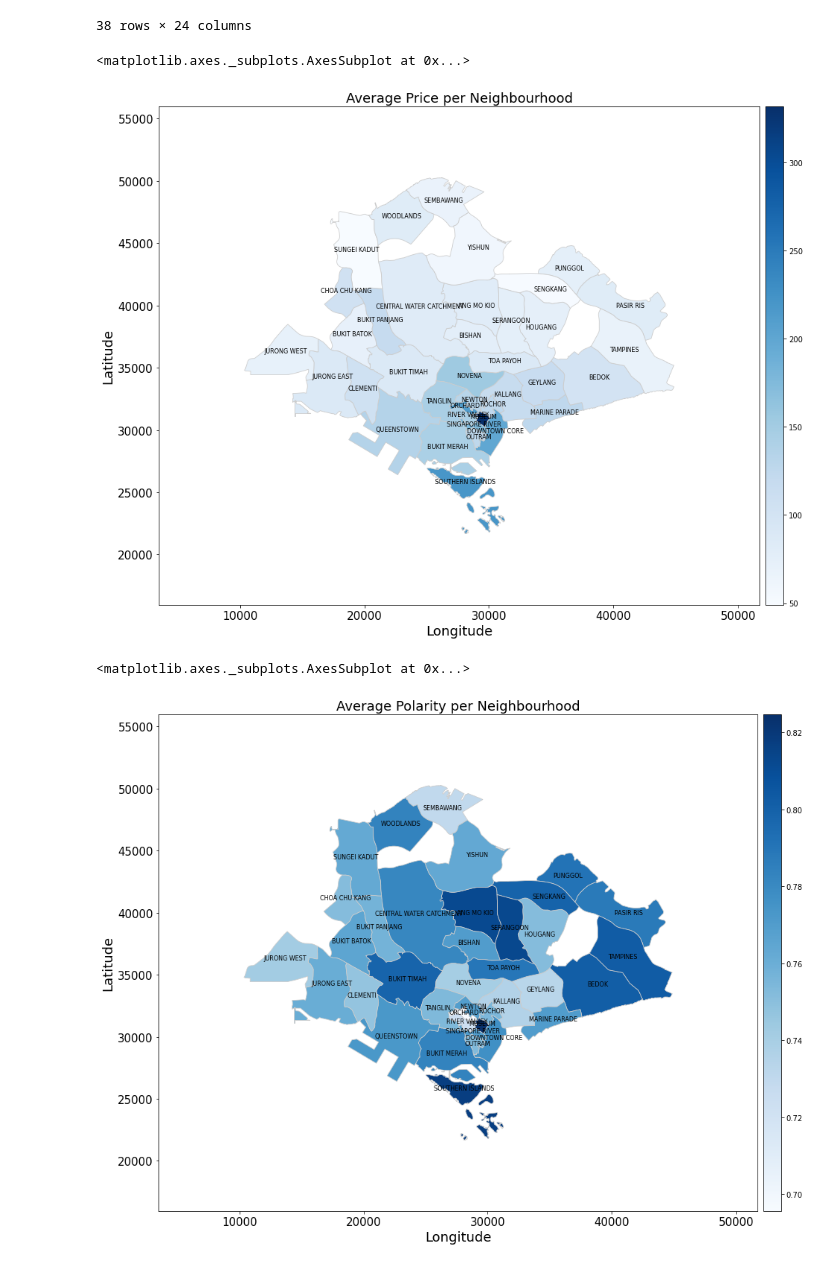
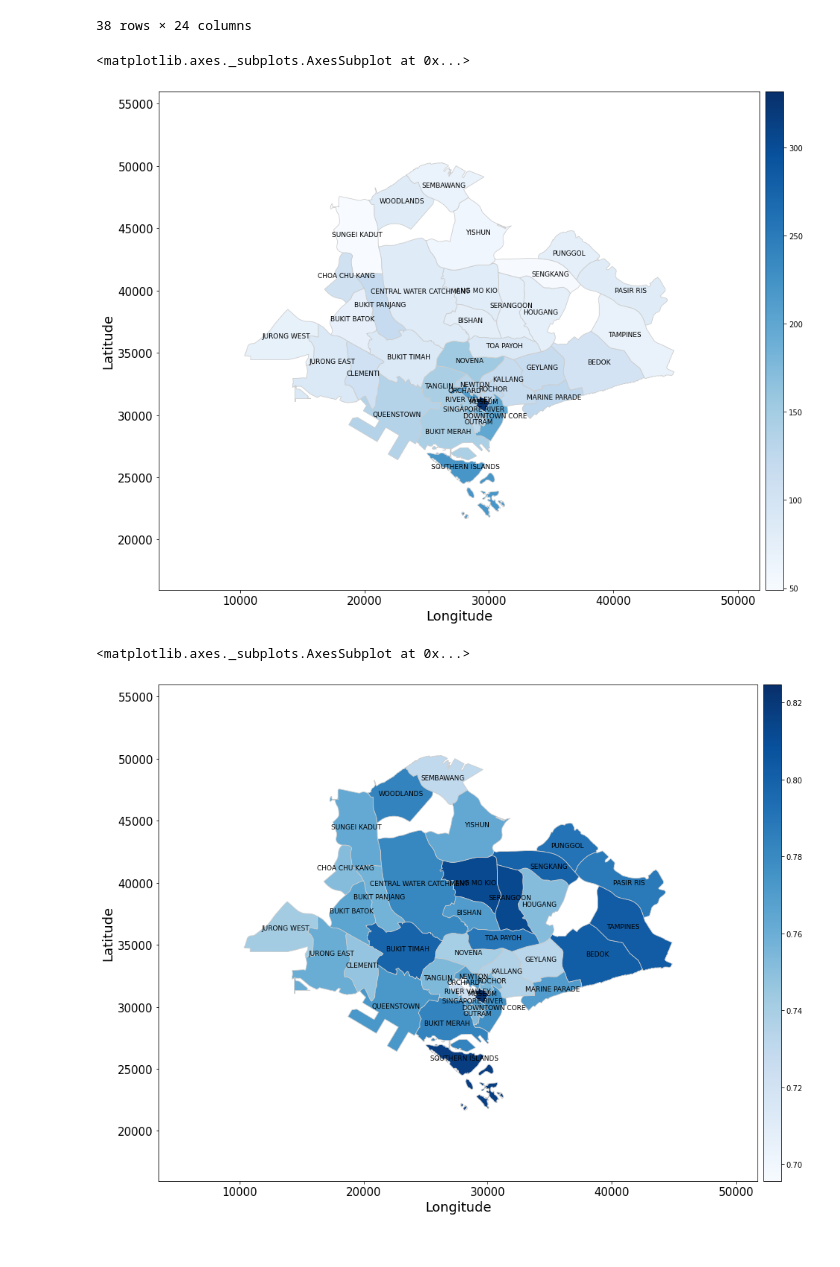
Before and after one commit to JT-H/Recommendation-System-for-Airbnb-Houses, a Jupyter notebook: EDA/Notebooks/EDA-1 & 5.ipynb, the cells around one changed output. Drawn from its saved outputs; the diff is of its cells as text; code cells hidden in the pictures.

```diff
--- a/EDA/Notebooks/EDA-1 & 5.ipynb
+++ b/EDA/Notebooks/EDA-1 & 5.ipynb
@@ -27,6 +27,8 @@ df.head()
 | 3 | 3 | 5543172 | 50646 | 2014-07-02 | Cyril | It's been a lovely stay at Sujath... | Pleasant Room along Bukit Timah | Fully furnished bedroom with a ni... | ... |
 | 4 | 4 | 817532 | 50646 | 2014-07-08 | Jake | We had a great experience. A nice... | Pleasant Room along Bukit Timah | Fully furnished bedroom with a ni... | ... |
 5 rows × 62 columns
+# %%
+df = df.rename(columns = {'polarity_score': 'senti_score'})
 # %%
 df.columns
 # %% [output]
@@ -152,9 +158,9 @@ df_cut = df[df.price <= df.price.quantile(0.995)]
 # %%
 # Extract the useful features.
-df_price = df_cut[['price','review_scores_rating', 'review_scores_accuracy',
+df_price = df_cut[['price','senti_score','review_scores_rating', 'review_scores_accuracy',
        'review_scores_cleanliness', 'review_scores_checkin',
        'review_scores_communication', 'review_scores_location',
-       'review_scores_value','neighbourhood_cleansed','polarity_score']]
+       'review_scores_value','neighbourhood_cleansed']]
 # %%
 keep_nbrhood = df_price.neighbourhood_cleansed.value_counts()[:-5]
 df_price_keep = df_price[[x in keep_nbrhood for x in df_price.neighbourhood_cleansed]]
@@ -285,7 +287,7 @@ merge_map['coords'] = merge_map['geometry'].apply(lambda x:x.representative_poin
 merge_map['coords'] = [coords[0] for coords in merge_map['coords']]
 
 for idx, row in merge_map.iterrows():
-    plt.annotate(s=row['PLN_AREA_N'], xy=row['coords'], horizontalalignment='center',fontsize=8)
+    plt.annotate(s=row['PLN_AREA_N'], xy=row['coords'], horizontalalignment='center',fontsize=9)
 
 divider = make_axes_locatable(ax)
 cax = divider.append_axes('right', size="3%", pad=0.1)
@@ -295,40 +297,31 @@ ax.set_xlabel('Longitude', fontsize=18)
 ax.set_ylabel('Latitude', fontsize=18)
 ax.xaxis.set_tick_params(labelsize=15)
 ax.yaxis.set_tick_params(labelsize=15)
-ax.set_title('Average Price per Neighbourhood',fontsize=18)
 
 merge_map.plot(column='price',ax=ax,legend=True,cax=cax,cmap='Blues',linewidth=0.8,edgecolor='0.8')
-# plt.title('Average polarity per neighbourhood')
-
-# boston_neighb['polarity_bin'] = pd.qcut(boston_neighb['polarity'], q=5, precision=2)
-# boston_neighb.plot(column='polarity_bin', cmap='Greens', figsize=(10,10), legend=True)
-
-# sns.despine(top=True, right=True, left=True, bottom=True)
-# plt.title('Average polarity per neighbourhood')
 # %% [output]
 <matplotlib.axes._subplots.AxesSubplot at 0x...>
-[figure, old version]
+[figure, new version]
 # %%
 # Plot the map
 fig, ax = plt.subplots(1, figsize = (15,25))
 
 merge_map['coords'] = merge_map['geometry'].apply(lambda x:x.representative_point().coords[:])
 merge_map['coords'] = [coords[0] for coords in merge_map['coords']]
 
 for idx, row in merge_map.iterrows():
-    plt.annotate(s=row['PLN_AREA_N'], xy=row['coords'], horizontalalignment='center',fontsize=8)
+    plt.annotate(s=row['PLN_AREA_N'], xy=row['coords'], horizontalalignment='center',fontsize=9)
 
 divider = make_axes_locatable(ax)
 cax = divider.append_axes('right', size="3%", pad=0.1)
 
 ax.margins(0.2,0.2)
 ax.set_xlabel('Longitude', fontsize=18)
 ax.set_ylabel('Latitude', fontsize=18)
 ax.xaxis.set_tick_params(labelsize=15)
 ax.yaxis.set_tick_params(labelsize=15)
-ax.set_title('Average Polarity per Neighbourhood',fontsize=18)
 
-merge_map.plot(column='polarity_score',ax=ax,legend=True,cax=cax,cmap='Blues',linewidth=0.8,edgecolor='0.8')
+merge_map.plot(column='senti_score',ax=ax,legend=True,cax=cax,cmap='Blues',linewidth=0.8,edgecolor='0.8')
 # %% [output]
 <matplotlib.axes._subplots.AxesSubplot at 0x...>
-[figure, old version]
+[figure, new version]
```
Also changed, not shown: parts of 19 cells of this notebook, 2 other files.
